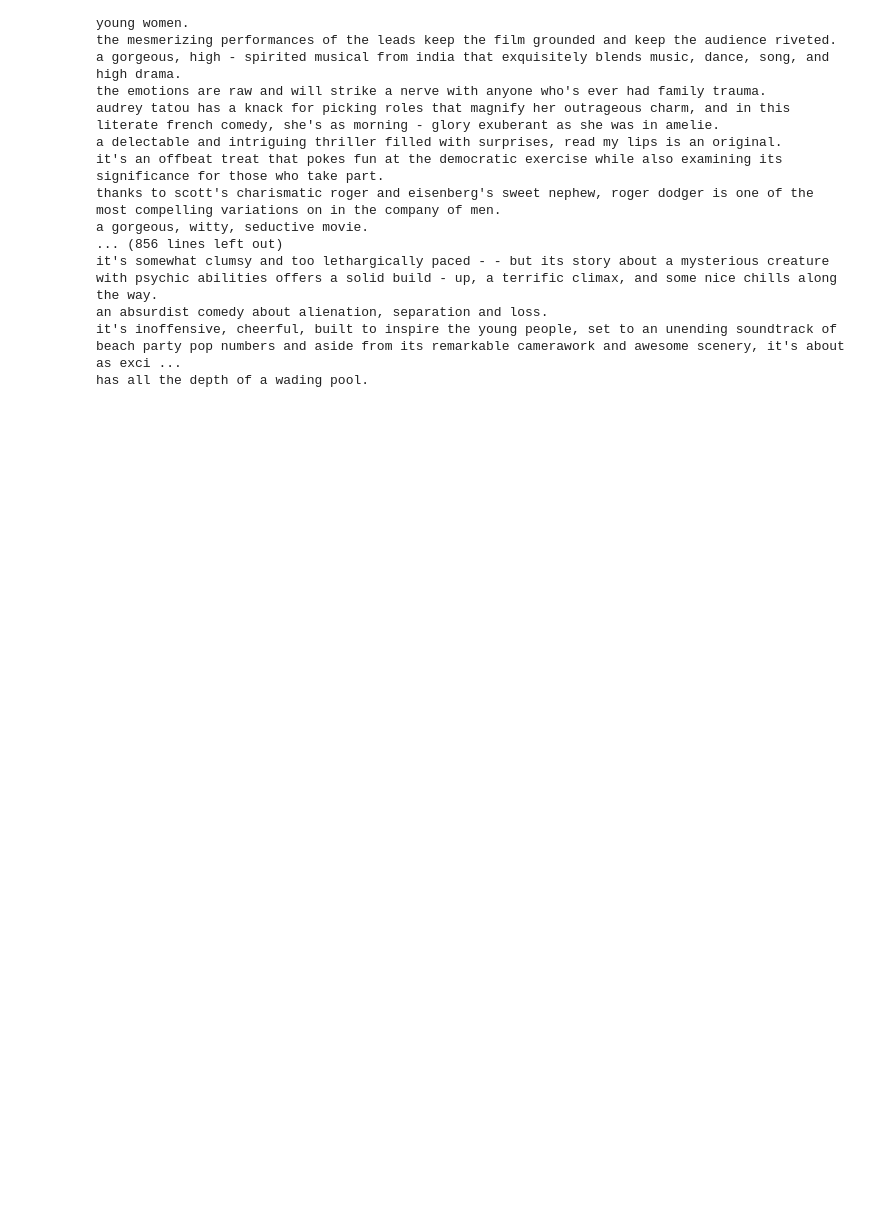
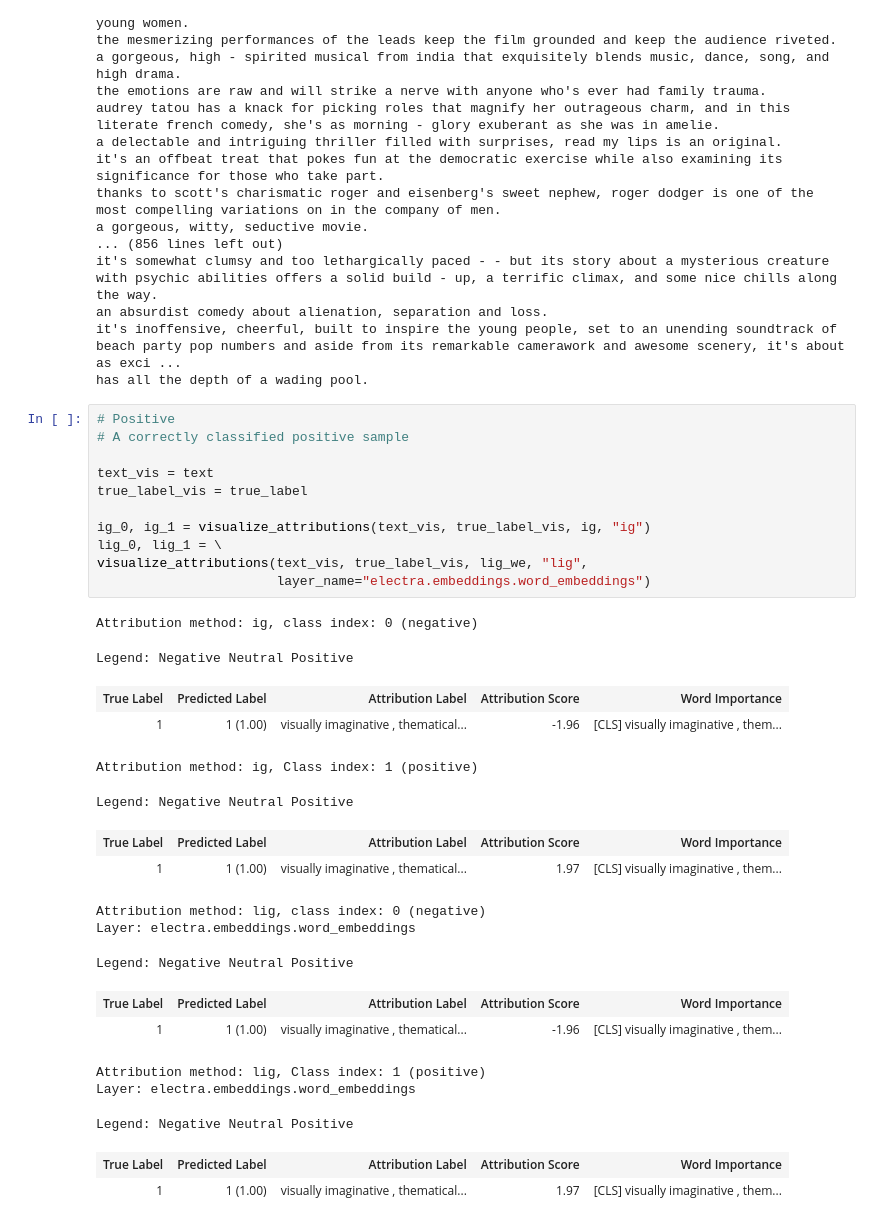
Before and after one commit to lordtt13/transformers-experiments, a Jupyter notebook: Custom Tasks/finetune_electra_and_intrepret_with_integrated_gradients.ipynb, the cells around one changed output. Saved outputs shown, nothing was run; the diff lists cells and outputs as text; blank space fills up the shorter version.

Commit message:
viz positive example
Signed-off-by: lordtt13 <thakurtanmay72@yahoo.com>

```diff
--- a/Custom Tasks/finetune_electra_and_intrepret_with_integrated_gradients.ipynb
+++ b/Custom Tasks/finetune_electra_and_intrepret_with_integrated_gradients.ipynb
@@ -666,3 +666,33 @@ it's somewhat clumsy and too lethargically paced - - but its story about a myste
 an absurdist comedy about alienation, separation and loss.
 it's inoffensive, cheerful, built to inspire the young people, set to an unending soundtrack of beach party pop numbers and aside from its remarkable camerawork and awesome scenery, it's about as exci ...
 has all the depth of a wading pool.
+# %%
+# Positive
+# A correctly classified positive sample
+
+text_vis = text
+true_label_vis = true_label
+
+ig_0, ig_1 = visualize_attributions(text_vis, true_label_vis, ig, "ig")
+lig_0, lig_1 = \
+visualize_attributions(text_vis, true_label_vis, lig_we, "lig",
+                       layer_name="electra.embeddings.word_embeddings")
+# %% [output]
+Attribution method: ig, class index: 0 (negative)
+Legend: Negative Neutral Positive
+| True Label | Predicted Label | Attribution Label | Attribution Score | Word Importance |
+| 1 | 1 (1.00) | visually imaginative , thematical... | -1.96 | [CLS] visually imaginative , them... |
+Attribution method: ig, Class index: 1 (positive)
+Legend: Negative Neutral Positive
+| True Label | Predicted Label | Attribution Label | Attribution Score | Word Importance |
+| 1 | 1 (1.00) | visually imaginative , thematical... | 1.97 | [CLS] visually imaginative , them... |
+Attribution method: lig, class index: 0 (negative)
+Layer: electra.embeddings.word_embeddings
+Legend: Negative Neutral Positive
+| True Label | Predicted Label | Attribution Label | Attribution Score | Word Importance |
+| 1 | 1 (1.00) | visually imaginative , thematical... | -1.96 | [CLS] visually imaginative , them... |
+Attribution method: lig, Class index: 1 (positive)
+Layer: electra.embeddings.word_embeddings
+Legend: Negative Neutral Positive
+| True Label | Predicted Label | Attribution Label | Attribution Score | Word Importance |
+| 1 | 1 (1.00) | visually imaginative , thematical... | 1.97 | [CLS] visually imaginative , them... |
```
